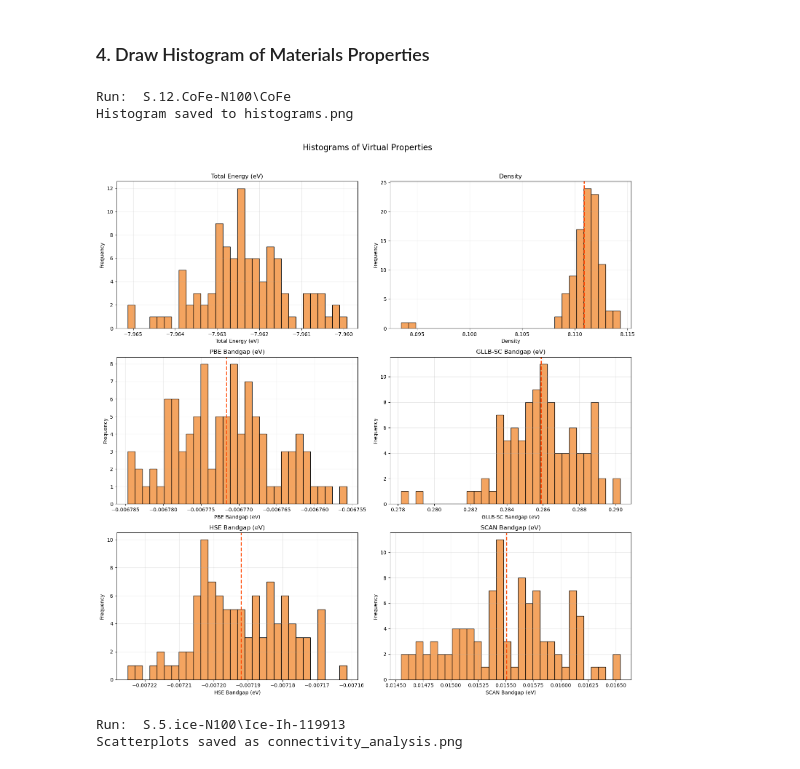
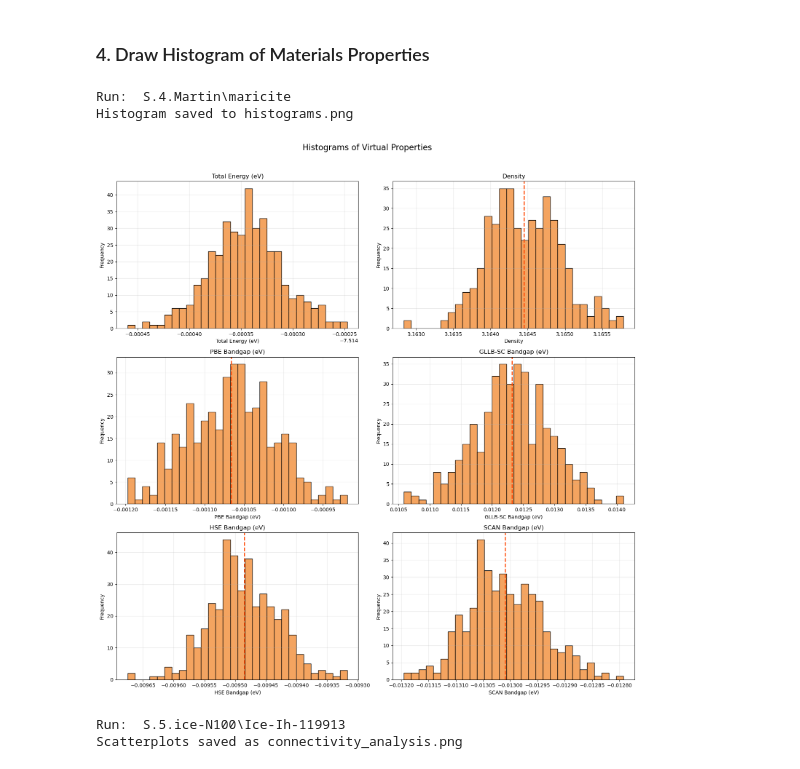
Before and after one commit to andypaulchen/virp, a Jupyter notebook: database_demo/Postprocessing Demo.ipynb, the cells around one changed output. Drawn from its saved outputs; the diff is of its cells as text; code cells hidden in the pictures.

```diff
--- a/database_demo/Postprocessing Demo.ipynb
+++ b/database_demo/Postprocessing Demo.ipynb
@@ -123,20 +123,20 @@ Total number of combinations for S.1.basic5\Hanada-P1\Hanada-P1_supercell.cif :
 # %%
 from virp.matprop import Histograms
 from virp.database import GetPath
 
 # Replace with your run_id
-run_id = "S.12.1"
+run_id = "S.4.2"
 
 # Print some details
 run_path = GetPath(df_scrambam, run_id)
 print("Run: ", str(run_path))
 
 # Produce histograms
 Histograms(run_path, output_path = "histograms.png")
 # %% [output]
-Run:  S.12.CoFe-N100\CoFe
+Run:  S.4.Martin\maricite
 Histogram saved to histograms.png
-[figure, old version]
+[figure, new version]
 # %%
 from virp.connect import ConnectivityQuery
 from virp.database import GetPath
```
